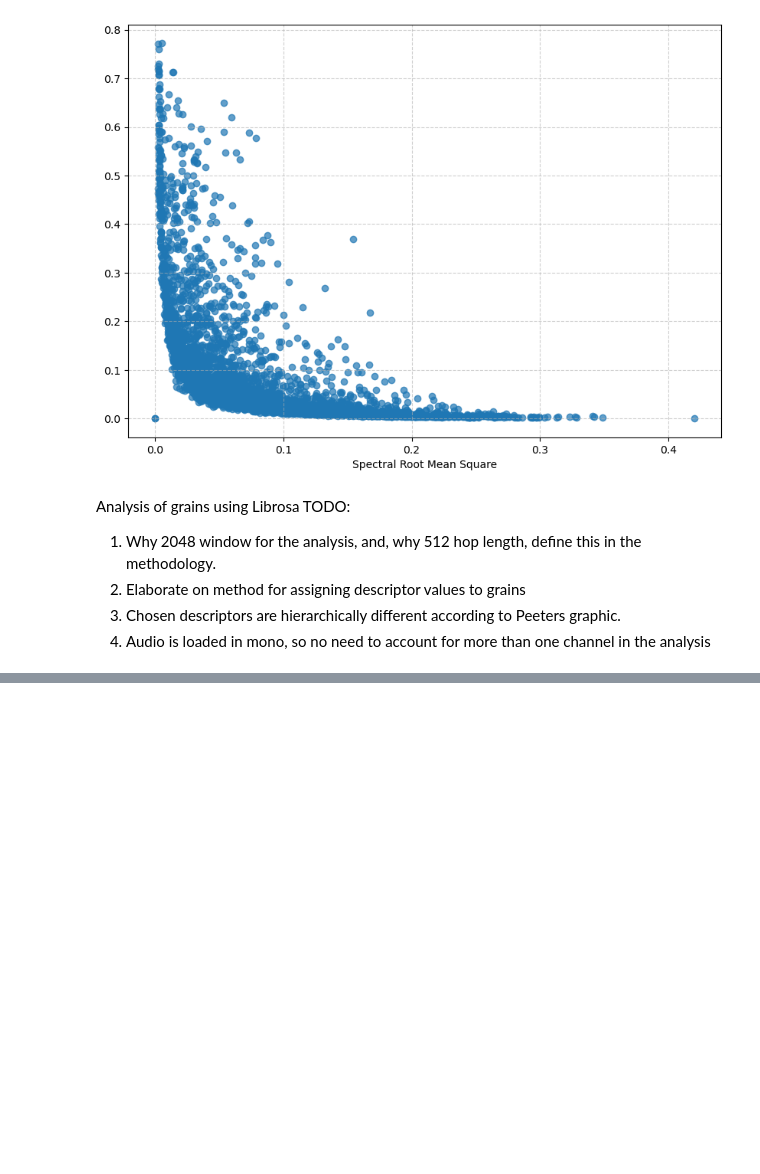
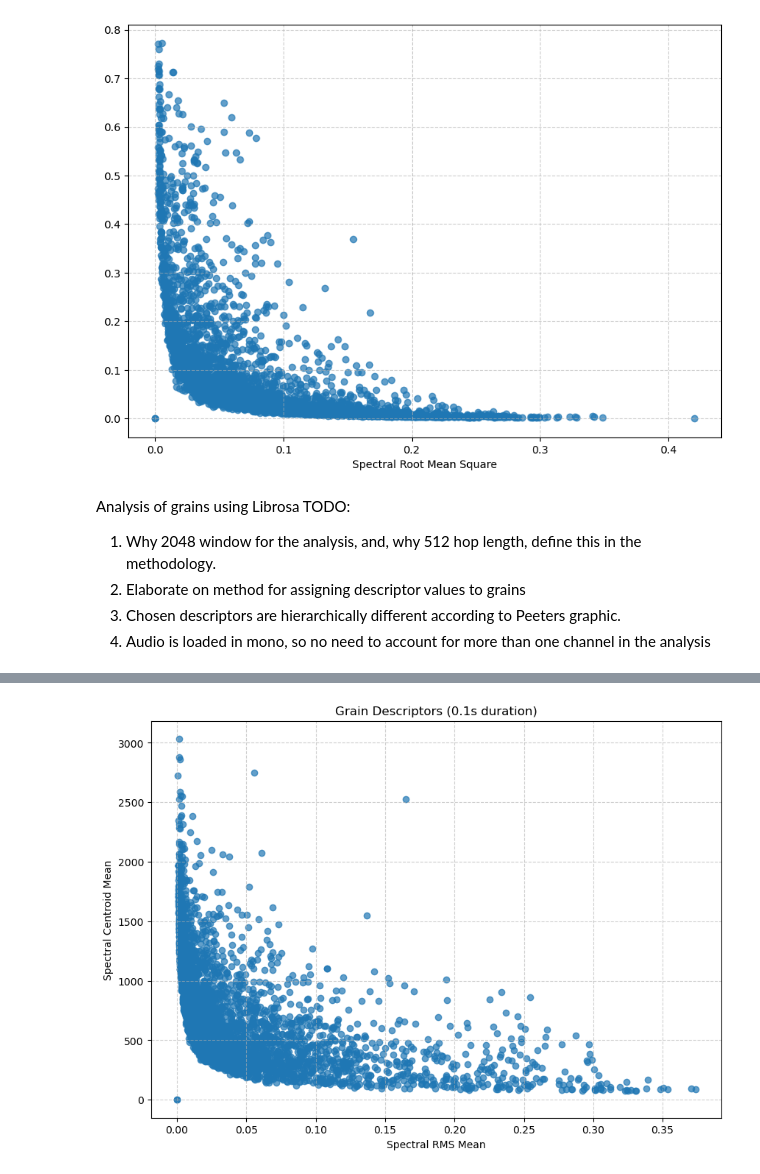
Before and after one commit to HippolyteLC/fieldmusic, a Jupyter notebook: src/grains/6_grain_analysis.ipynb, the cells around one changed output, grey strips where cells are left out. Drawn from its saved outputs; the diff is of its cells as text; code cells hidden in the pictures; blank space fills up the shorter version.

```diff
--- a/src/grains/6_grain_analysis.ipynb
+++ b/src/grains/6_grain_analysis.ipynb
@@ -187,0 +208,11 @@ np.float64(8634.814453125)
+# %%
+
+plt.figure(figsize=(10, 7))
+plt.scatter(rms_mean, centroid_mean, alpha=0.7)
+plt.ylabel("Spectral Centroid Mean")
+plt.xlabel("Spectral RMS Mean")
+plt.title(f"Grain Descriptors ({grain_duration}s duration)")
+plt.grid(True, linestyle='--', alpha=0.6)
+plt.show()
+# %% [output]
+[figure, added]
```
Also changed, not shown: parts of 8 cells of this notebook, 5 other files.
